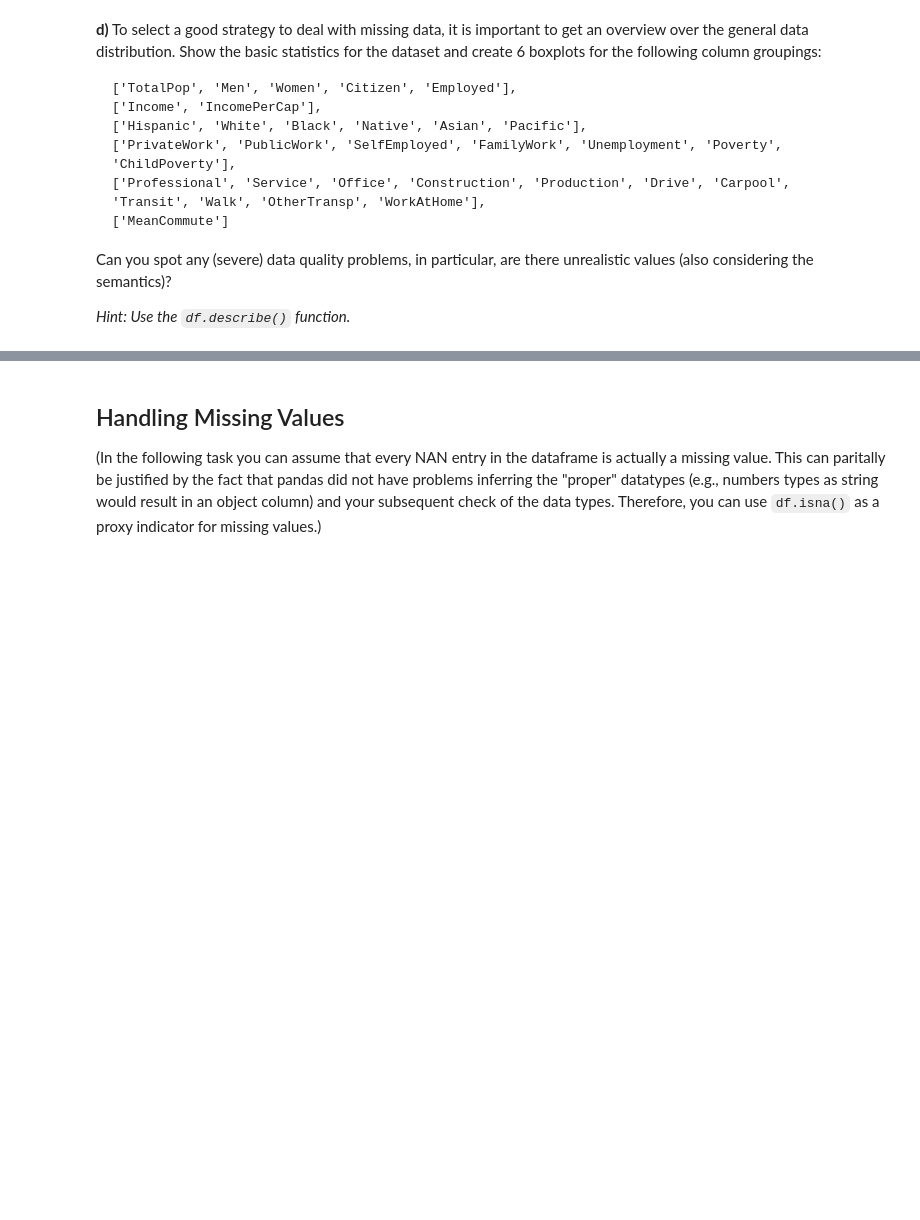
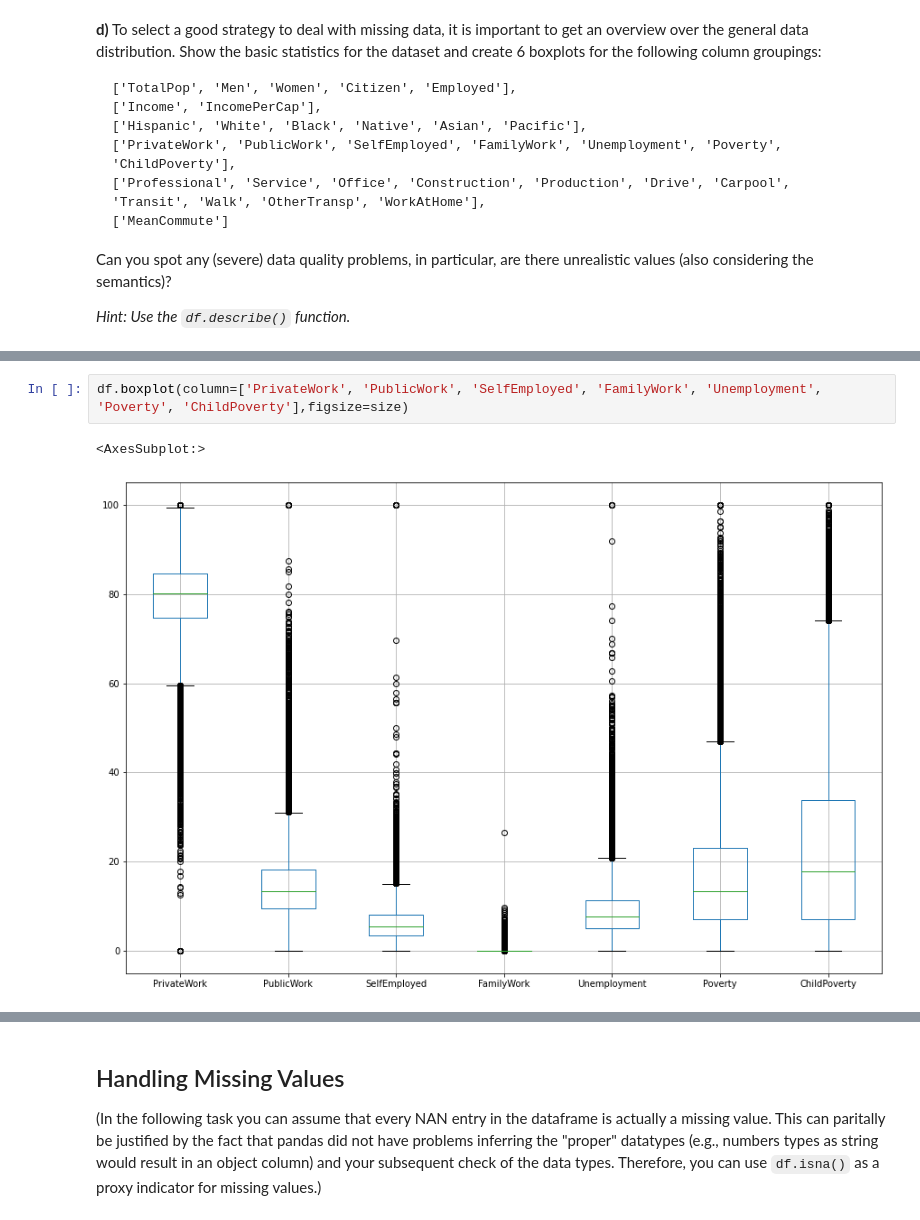
Before and after one commit to Hani-The-Juiceman/assignment_2, a Jupyter notebook: assignment_2.ipynb, the cells around one changed output, grey strips where cells are left out. Drawn from its saved outputs; the diff is of its cells as text; blank space fills up the shorter version.

```diff
--- a/assignment_2.ipynb
+++ b/assignment_2.ipynb
@@ -219,0 +297,5 @@ Can you spot any (severe) data quality problems, in particular, are there unreal
+# %%
+df.boxplot(column=['PrivateWork', 'PublicWork', 'SelfEmployed', 'FamilyWork', 'Unemployment', 'Poverty', 'ChildPoverty'],figsize=size)
+# %% [output]
+<AxesSubplot:>
+[figure, added]
```
Also changed, not shown: parts of 31 cells of this notebook.
